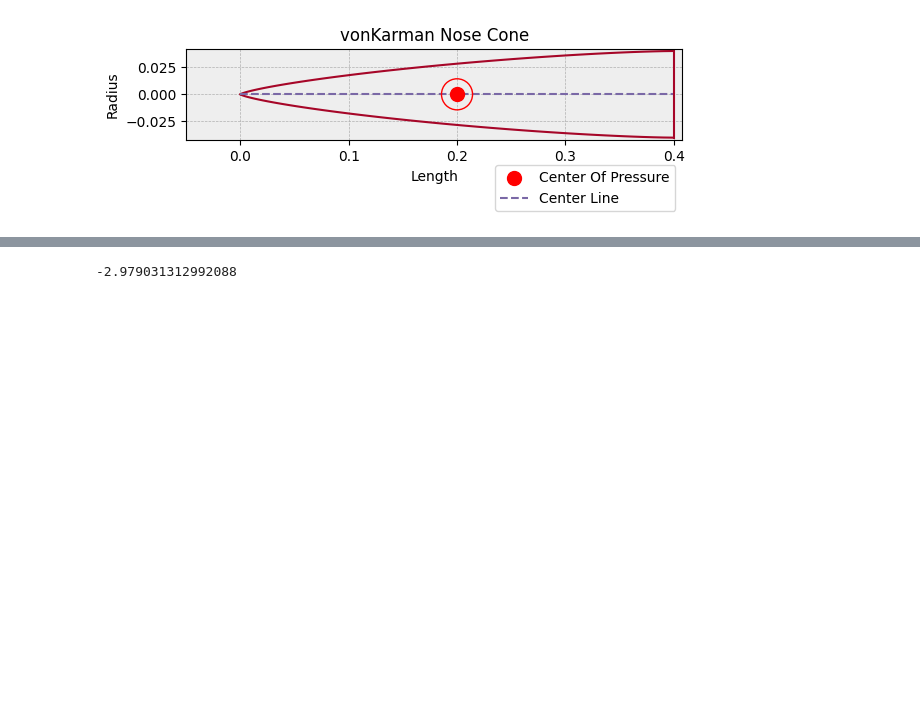
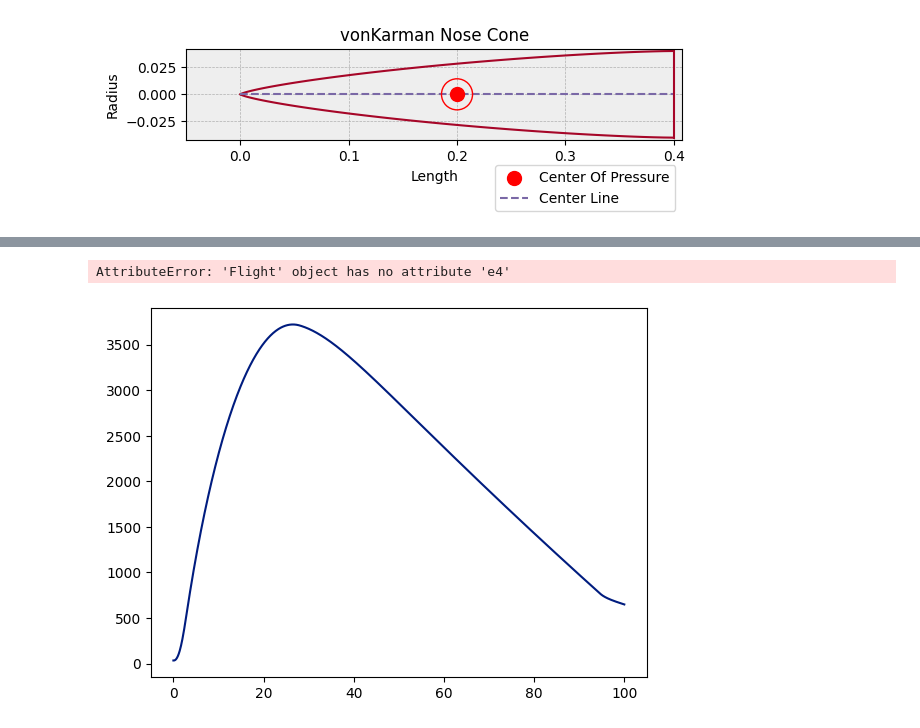
Before and after one commit to JackJohnston02/apogee-prediction, a Jupyter notebook: rocketPy/NAV_Regulus_testdata.ipynb, the cells around one changed output, grey strips where cells are left out. Saved outputs shown, nothing was run; the diff lists cells and outputs as text; code cells hidden in the pictures; blank space fills up the shorter version.

```diff
--- a/rocketPy/NAV_Regulus_testdata.ipynb
+++ b/rocketPy/NAV_Regulus_testdata.ipynb
@@ -140,7 +135,34 @@ plt.plot(flight.e3(points))
-# %%
-print(flight.x(1.5))
-# %% [output]
--2.979031312992088
+# %%
+def get_gravity(altitude):
+    g_0 = 9.80665  # Standard gravity at sea level in m/s^2
+    R_e = 6371000  # Earth's radius in meters
+    return g_0 * (R_e / (R_e + altitude))**2
+
+def get_density(altitude):
+    p_0 = 101325  # Standard sea level atmospheric pressure in Pascals
+    M = 0.0289652  # Molar mass of dry air in kg/mol
+    R = 8.31445  # Ideal gas constant in J/(mol*K)
+    T_0 = 288.15  # Standard sea level temperature in Kelvin
+    L = 0.0065  # Temperature lapse rate in K/m
+    g = get_gravity(altitude)
+
+    rho = (p_0 * M) / (R * T_0) * (1 - (L * altitude) / T_0)**(((-g * M) / (R * L)) - 1)
+    return rho
+
+
+# Assuming flight.vz(points) and flight.Az(points) return lists of velocities and areas respectively
+Cb = [(get_density(z) * vz**2) / 2 * (A - get_gravity(z)) for z, vz, A in zip(flight.z(points), flight.vz(points), flight.az(points))]
+
+
+
+
+plt.plot(points,flight.e4(points));
+# %% [output]
+AttributeError: 'Flight' object has no attribute 'e4'
+# %%
+plt.plot(points,flight.z(points));
+# %% [output]
+[figure, added]
 # %%
 #Function for exporting flight instances as CSV
 import csv
```
Also changed, not shown: parts of 4 cells of this notebook, 35 other files.
